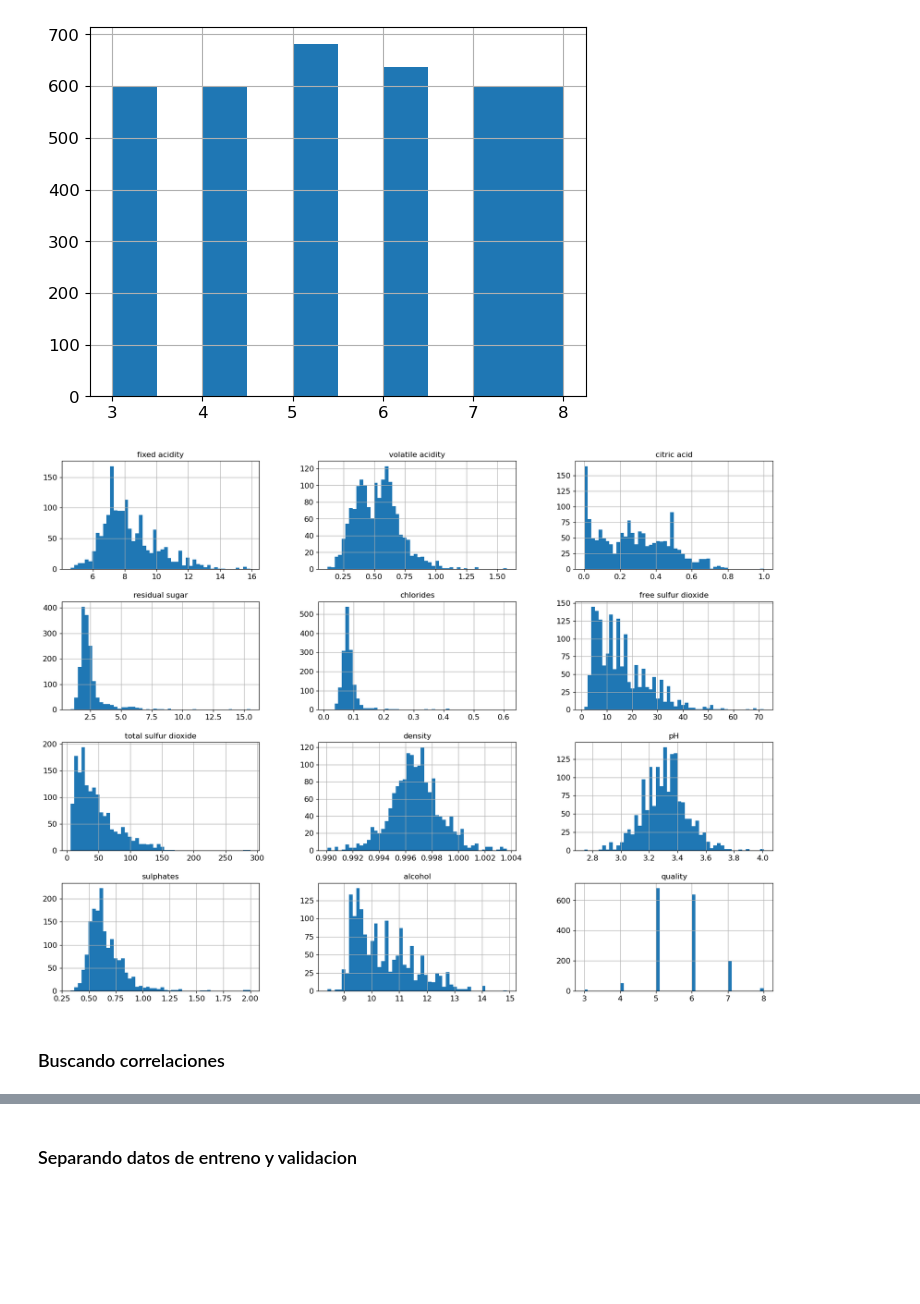
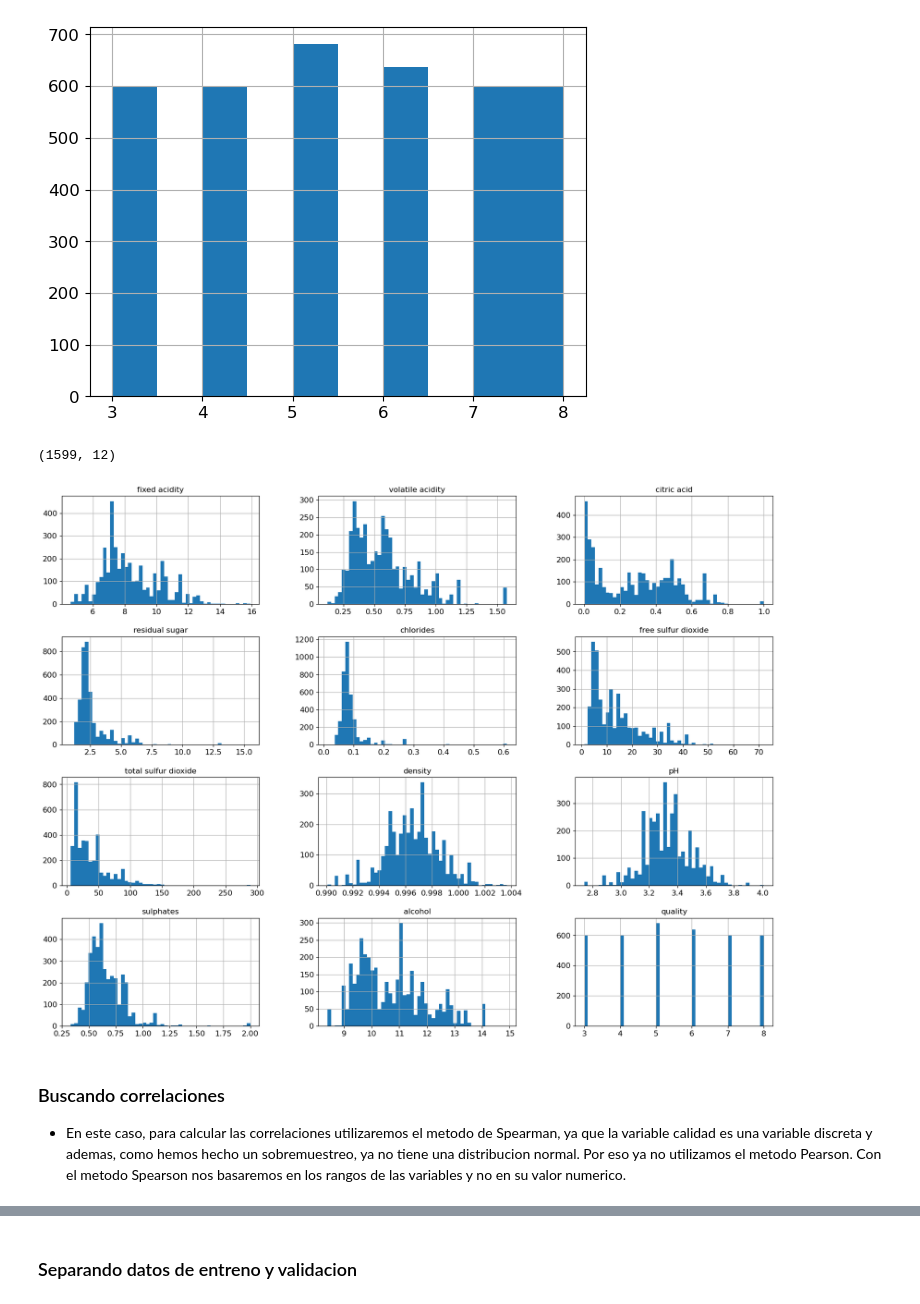
Before and after one commit to joshMonarch/vinos_clf, a Jupyter notebook: calidad_vinos.ipynb, the cells around one changed output, grey strips where cells are left out. Drawn from its saved outputs; the diff is of its cells as text; code cells hidden in the pictures; blank space fills up the shorter version.

Commit message:
probando sobremuestreo

```diff
--- a/calidad_vinos.ipynb
+++ b/calidad_vinos.ipynb
@@ -147,11 +143,13 @@ wines_balanced['quality'].hist();
 # %% [output]
 [figure]
 # %%
-wines.hist(bins=50, figsize=(20,15)) # Histograma
+wines_balanced.hist(bins=50, figsize=(20,15)) # Histograma
 plt.show()
 # %% [output]
+(1599, 12)
-[figure, old version]
+[figure, new version]
-# %% [markdown]
-### Buscando correlaciones
+# %% [markdown]
+### Buscando correlaciones
+- En este caso, para calcular las correlaciones utilizaremos el metodo de Spearman, ya que la variable calidad es una variable discreta y ademas, como hemos hecho un sobremuestreo, ya no tiene una distribucion normal. Por eso ya no utilizamos el metodo Pearson. Con el metodo Spearson nos basaremos en los rangos de las variables y no en su valor numerico.
 # %%
 fig, axis= plt.subplots(figsize=(10,10))
```
Also changed, not shown: parts of 43 cells of this notebook, 1 other file.
